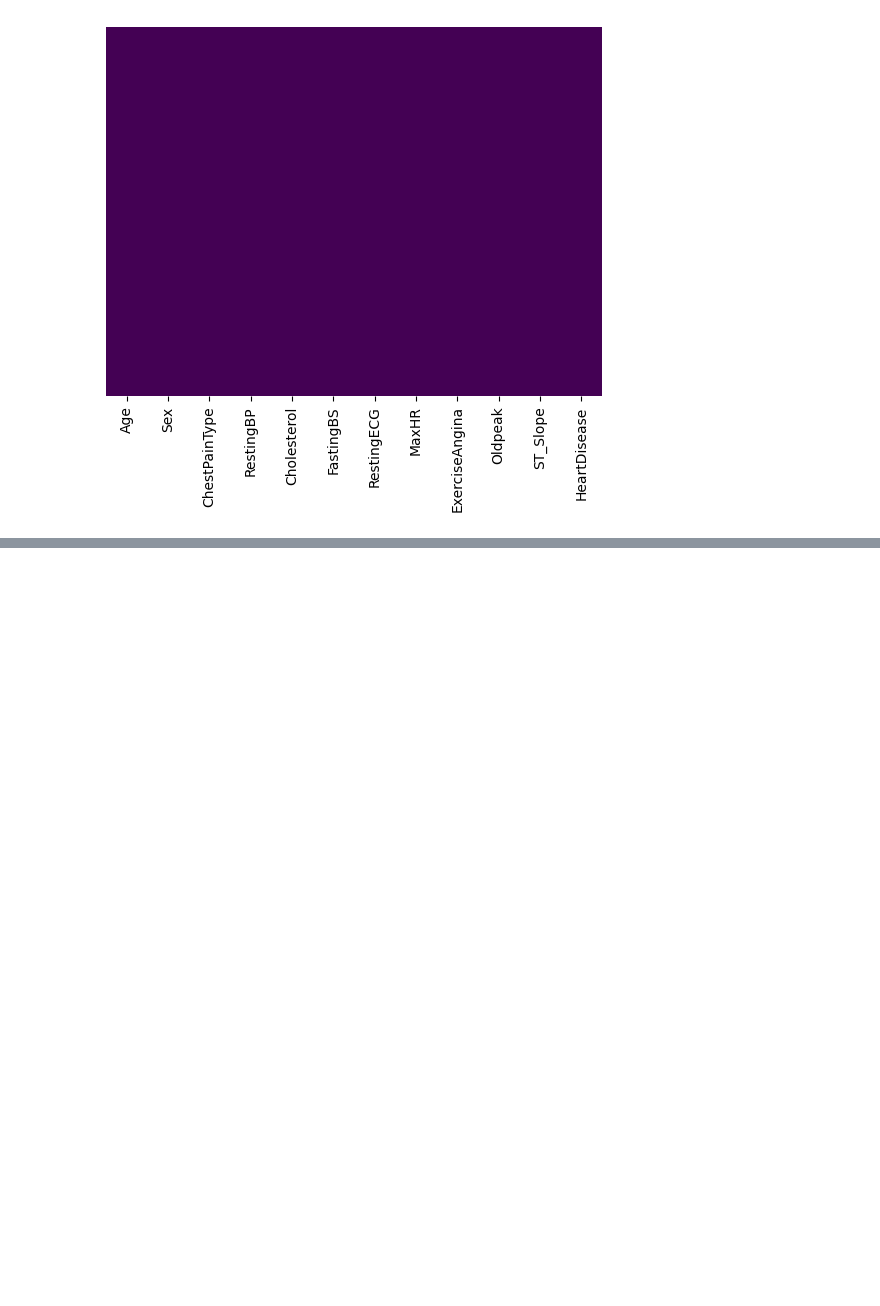
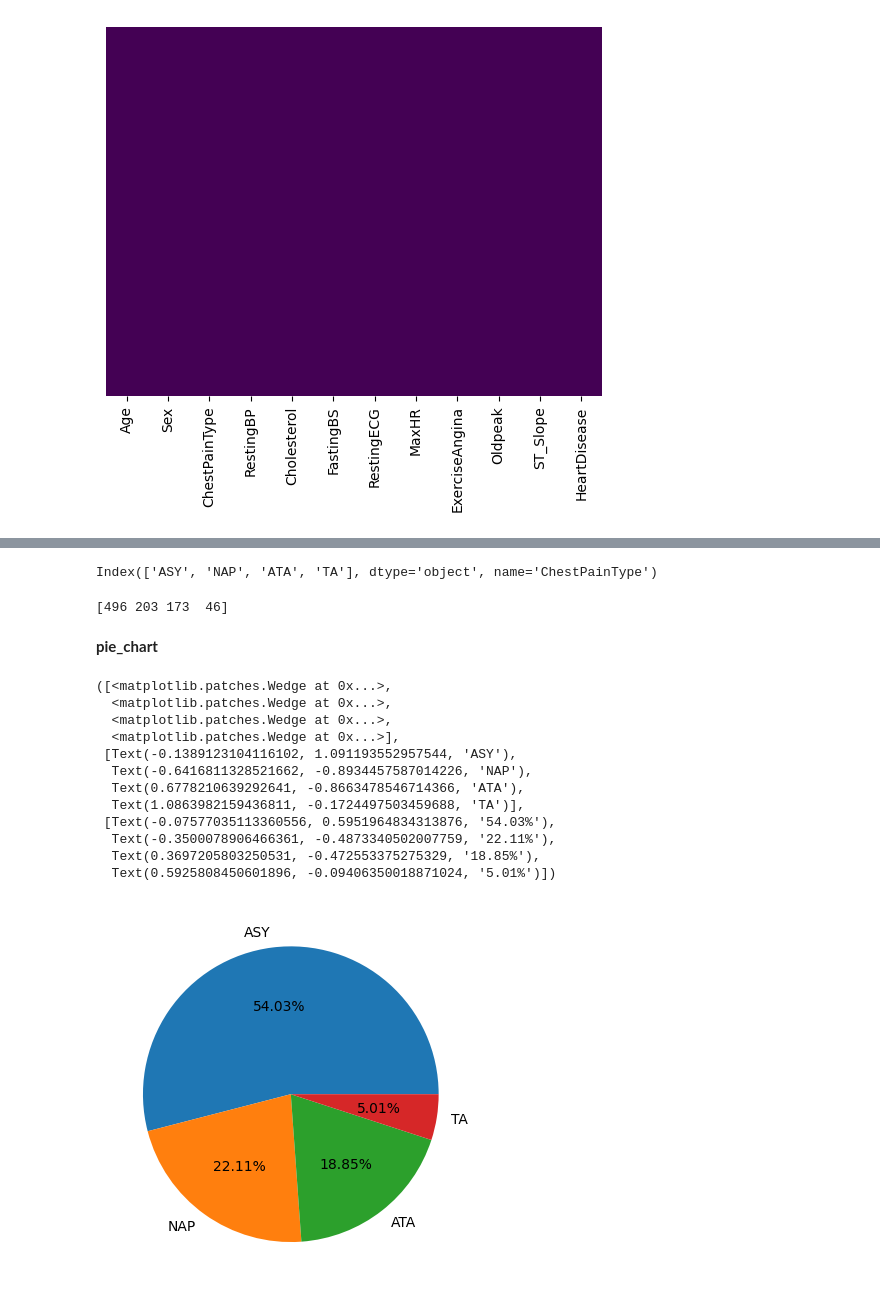
Before and after one commit to AnshulKumar79/Revising-Python-and-OOPs, a Jupyter notebook: Exploratory_data_analysis.ipynb, the cells around one changed output, grey strips where cells are left out. Drawn from its saved outputs; the diff is of its cells as text; code cells hidden in the pictures; blank space fills up the shorter version.

Commit message:
Plotted a pie-chart for showing different types of chest pains

```diff
--- a/Exploratory_data_analysis.ipynb
+++ b/Exploratory_data_analysis.ipynb
@@ -90,0 +118,28 @@ sns.heatmap(df.isnull(), yticklabels=False, cbar=False, cmap="viridis")
+# %%
+chest_pain_types=df.ChestPainType.value_counts().index
+print(chest_pain_types)
+# %% [output]
+Index(['ASY', 'NAP', 'ATA', 'TA'], dtype='object', name='ChestPainType')
+# %%
+chest_pain_freq=df.ChestPainType.value_counts().values
+print(chest_pain_freq)
+# %% [output]
+[496 203 173  46]
+# %% [markdown]
+**pie_chart**
+# %%
+plt.pie(chest_pain_freq, labels=chest_pain_types,autopct="%1.2f%%")
+# %% [output]
+([<matplotlib.patches.Wedge at 0x...>,
+  <matplotlib.patches.Wedge at 0x...>,
+  <matplotlib.patches.Wedge at 0x...>,
+  <matplotlib.patches.Wedge at 0x...>],
+ [Text(-0.1389123104116102, 1.091193552957544, 'ASY'),
+  Text(-0.6416811328521662, -0.8934457587014226, 'NAP'),
+  Text(0.6778210639292641, -0.8663478546714366, 'ATA'),
+  Text(1.0863982159436811, -0.1724497503459688, 'TA')],
+ [Text(-0.07577035113360556, 0.5951964834313876, '54.03%'),
+  Text(-0.3500078906466361, -0.4873340502007759, '22.11%'),
+  Text(0.3697205803250531, -0.472553375275329, '18.85%'),
+  Text(0.5925808450601896, -0.09406350018871024, '5.01%')])
+[figure, added]
```
Also changed, not shown: parts of 4 cells of this notebook.
